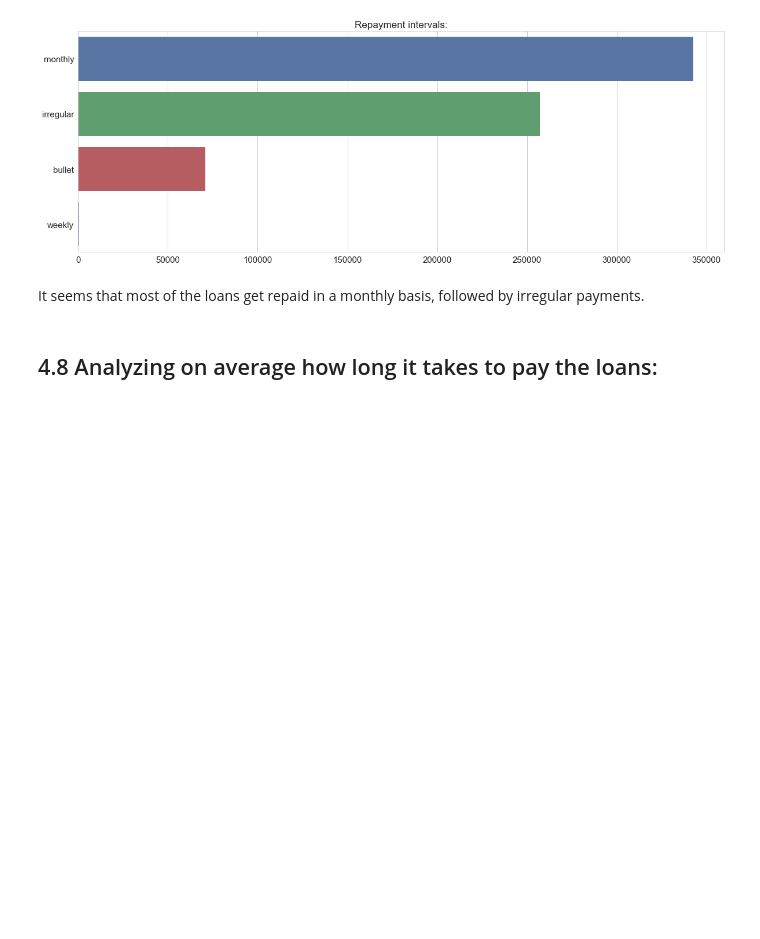
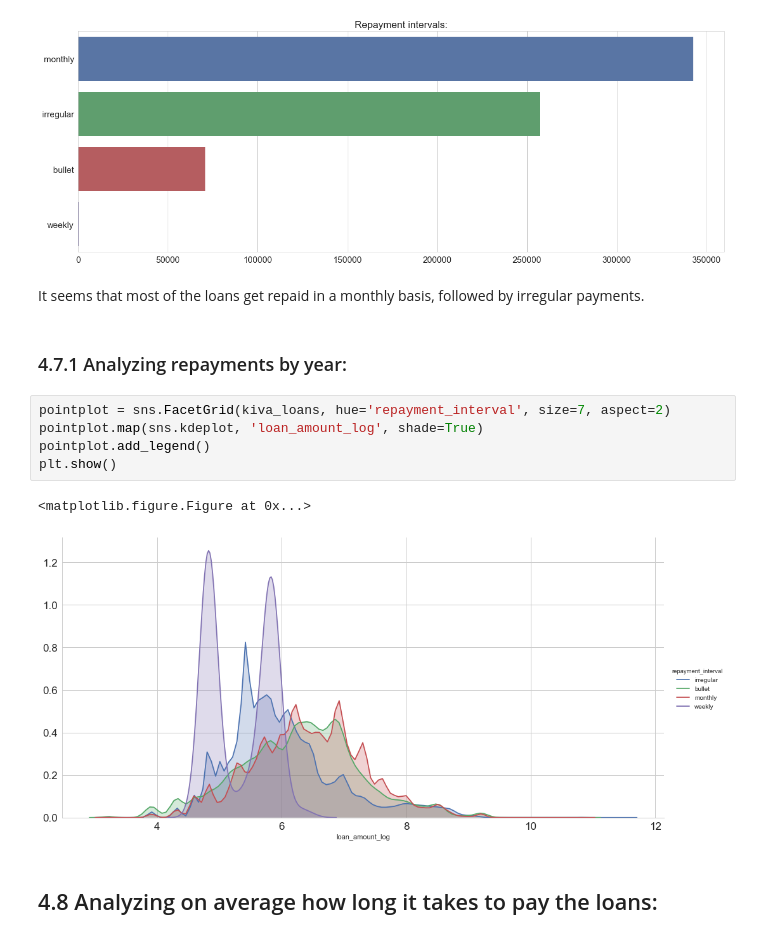
Before and after one commit to CJL89/Kiva-Crowdfunding, a Jupyter notebook: Kiva Crowdfunding.ipynb, the cells around one changed output. Drawn from its saved outputs; the diff is of its cells as text; blank space fills up the shorter version.

```diff
--- a/Kiva Crowdfunding.ipynb
+++ b/Kiva Crowdfunding.ipynb
@@ -474,6 +474,16 @@ plt.show()
 [figure]
 # %% [markdown]
 It seems that most of the loans get repaid in a monthly basis, followed by irregular payments.
+# %% [markdown]
+### <a id=''>4.7.1 Analyzing repayments by year:</a>
+# %%
+pointplot = sns.FacetGrid(kiva_loans, hue='repayment_interval', size=7, aspect=2)
+pointplot.map(sns.kdeplot, 'loan_amount_log', shade=True)
+pointplot.add_legend()
+plt.show()
+# %% [output]
+<matplotlib.figure.Figure at 0x...>
+[figure, added]
 # %% [markdown]
 ## <a id='terms'>4.8 Analyzing on average how long it takes to pay the loans:</a>
 # %%
```
Also changed, not shown: parts of 10 cells of this notebook.
